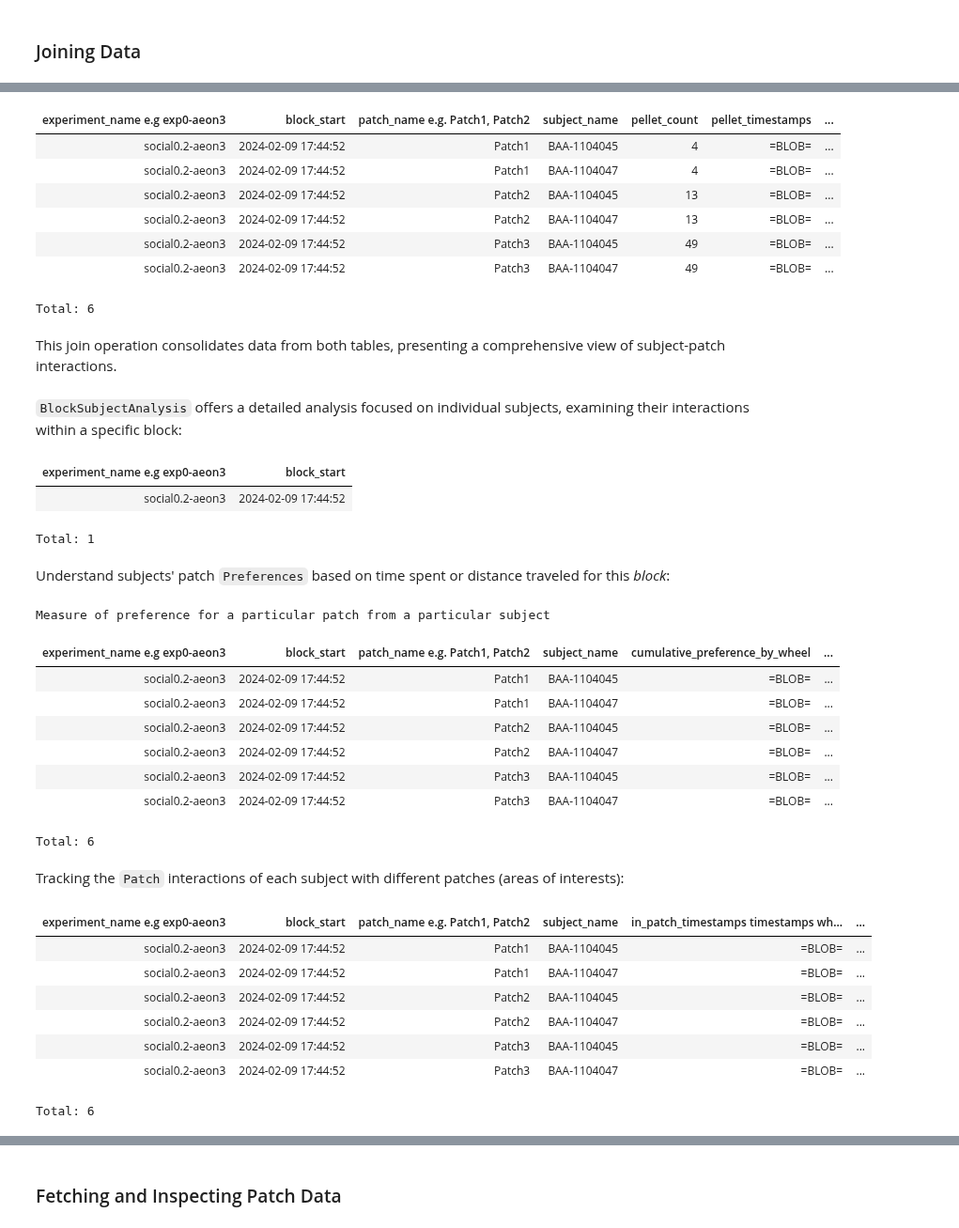
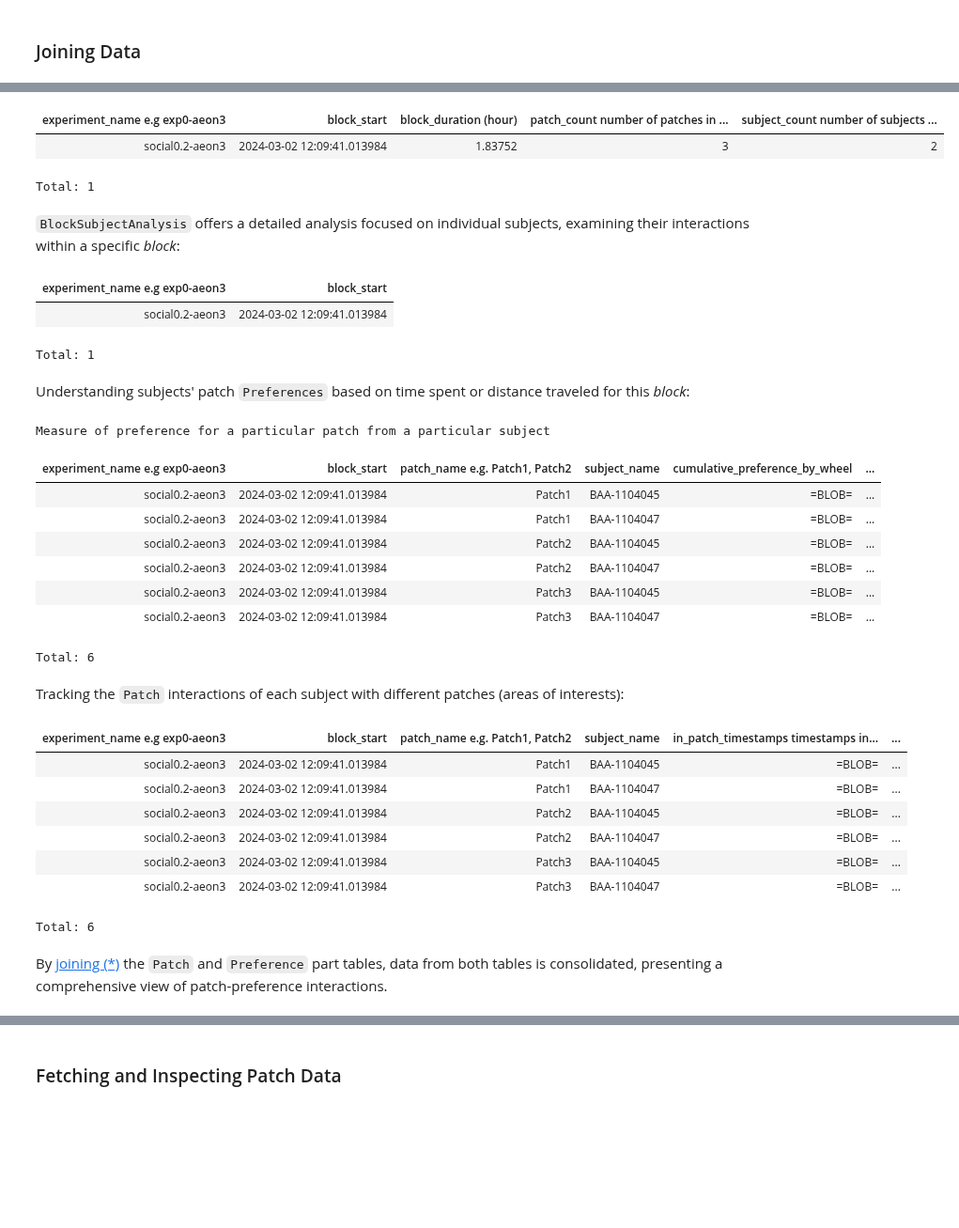
Before and after one commit to SainsburyWellcomeCentre/aeon_docs, a Jupyter notebook: src/user/how_to/dj_querying_data.ipynb, the cells around one changed output, grey strips where cells are left out. Shown at 94% size. Cells and saved outputs as stored; diff of their text form; code cells hidden in the pictures; blank space fills up the shorter version.

```diff
--- a/src/user/how_to/dj_querying_data.ipynb
+++ b/src/user/how_to/dj_querying_data.ipynb
@@ -190,7 +118,7 @@ Total: 1
 # %% [markdown]
 To [`fetch()`](datajoint:docs/core/datajoint-python/0.14/query/fetch/#fetch) the [primary keys](datajoint:docs/core/datajoint-python/0.14/design/tables/primary/) of this specific _block_ in experiment `social0.2-aeon3`:
 # %%
-block_key = (block_analysis.Block & experiment_key & 'block_start LIKE "%2024-02-09 17:44%"').fetch("KEY")
+block_key = (block_analysis.Block & experiment_key & 'block_start LIKE "%2024-03-02%"').fetch("KEY")
 block_key
 # %% [output]
 [{'experiment_name': 'social0.2-aeon3',
@@ -202,37 +130,30 @@ The `BlockAnalysis` table aggregates data from multiple subjects and patches wit
 # %%
-block_analysis.BlockAnalysis.Patch * block_analysis.BlockAnalysis.Subject & block_key
+block_analysis.BlockAnalysis & block_key
 # %% [output]
-| experiment_name e.g exp0-aeon3 | block_start | patch_name e.g. Patch1, Patch2 | subject_name | pellet_count | pellet_timestamps | ... |
-| social0.2-aeon3 | 2024-02-09 17:44:52 | Patch1 | BAA-1104045 | 4 | =BLOB= | ... |
-| social0.2-aeon3 | 2024-02-09 17:44:52 | Patch1 | BAA-1104047 | 4 | =BLOB= | ... |
-| social0.2-aeon3 | 2024-02-09 17:44:52 | Patch2 | BAA-1104045 | 13 | =BLOB= | ... |
-| social0.2-aeon3 | 2024-02-09 17:44:52 | Patch2 | BAA-1104047 | 13 | =BLOB= | ... |
-| social0.2-aeon3 | 2024-02-09 17:44:52 | Patch3 | BAA-1104045 | 49 | =BLOB= | ... |
-| social0.2-aeon3 | 2024-02-09 17:44:52 | Patch3 | BAA-1104047 | 49 | =BLOB= | ... |
+| experiment_name e.g exp0-aeon3 | block_start | block_duration (hour) | patch_count number of patches in ... | subject_count number of subjects ... |
+| social0.2-aeon3 | 2024-03-02 12:09:41.013984 | 1.83752 | 3 | 2 |
-Total: 6
+Total: 1
-# %% [markdown]
-This join operation consolidates data from both tables, presenting a comprehensive view of subject-patch interactions.
 # %% [markdown]
-`BlockSubjectAnalysis` offers a detailed analysis focused on individual subjects, examining their interactions within a specific block:
+`BlockSubjectAnalysis` offers a detailed analysis focused on individual subjects, examining their interactions within a specific _block_:
 # %%
 block_analysis.BlockSubjectAnalysis & block_key
 # %% [output]
 | experiment_name e.g exp0-aeon3 | block_start |
-| social0.2-aeon3 | 2024-02-09 17:44:52 |
+| social0.2-aeon3 | 2024-03-02 12:09:41.013984 |
 Total: 1
 # %% [markdown]
-Understand subjects' patch `Preferences` based on time spent or distance traveled for this _block_:
+Understanding subjects' patch `Preferences` based on time spent or distance traveled for this _block_:
 # %%
 block_analysis.BlockSubjectAnalysis.Preference & block_key
 # %% [output]
 Measure of preference for a particular patch from a particular subject
 | experiment_name e.g exp0-aeon3 | block_start | patch_name e.g. Patch1, Patch2 | subject_name | cumulative_preference_by_wheel | ... |
-| social0.2-aeon3 | 2024-02-09 17:44:52 | Patch1 | BAA-1104045 | =BLOB= | ... |
-| social0.2-aeon3 | 2024-02-09 17:44:52 | Patch1 | BAA-1104047 | =BLOB= | ... |
-| social0.2-aeon3 | 2024-02-09 17:44:52 | Patch2 | BAA-1104045 | =BLOB= | ... |
-| social0.2-aeon3 | 2024-02-09 17:44:52 | Patch2 | BAA-1104047 | =BLOB= | ... |
-| social0.2-aeon3 | 2024-02-09 17:44:52 | Patch3 | BAA-1104045 | =BLOB= | ... |
-| social0.2-aeon3 | 2024-02-09 17:44:52 | Patch3 | BAA-1104047 | =BLOB= | ... |
+| social0.2-aeon3 | 2024-03-02 12:09:41.013984 | Patch1 | BAA-1104045 | =BLOB= | ... |
+| social0.2-aeon3 | 2024-03-02 12:09:41.013984 | Patch1 | BAA-1104047 | =BLOB= | ... |
+| social0.2-aeon3 | 2024-03-02 12:09:41.013984 | Patch2 | BAA-1104045 | =BLOB= | ... |
+| social0.2-aeon3 | 2024-03-02 12:09:41.013984 | Patch2 | BAA-1104047 | =BLOB= | ... |
+| social0.2-aeon3 | 2024-03-02 12:09:41.013984 | Patch3 | BAA-1104045 | =BLOB= | ... |
+| social0.2-aeon3 | 2024-03-02 12:09:41.013984 | Patch3 | BAA-1104047 | =BLOB= | ... |
 Total: 6
 # %% [markdown]
 Tracking the `Patch` interactions of each subject with different patches (areas of interests):
@@ -240,14 +161,16 @@ Tracking the `Patch` interactions of each subject with different patches (areas
 # subject position
 block_analysis.BlockSubjectAnalysis.Patch & block_key
 # %% [output]
-| experiment_name e.g exp0-aeon3 | block_start | patch_name e.g. Patch1, Patch2 | subject_name | in_patch_timestamps timestamps wh... | ... |
-| social0.2-aeon3 | 2024-02-09 17:44:52 | Patch1 | BAA-1104045 | =BLOB= | ... |
-| social0.2-aeon3 | 2024-02-09 17:44:52 | Patch1 | BAA-1104047 | =BLOB= | ... |
-| social0.2-aeon3 | 2024-02-09 17:44:52 | Patch2 | BAA-1104045 | =BLOB= | ... |
-| social0.2-aeon3 | 2024-02-09 17:44:52 | Patch2 | BAA-1104047 | =BLOB= | ... |
-| social0.2-aeon3 | 2024-02-09 17:44:52 | Patch3 | BAA-1104045 | =BLOB= | ... |
-| social0.2-aeon3 | 2024-02-09 17:44:52 | Patch3 | BAA-1104047 | =BLOB= | ... |
+| experiment_name e.g exp0-aeon3 | block_start | patch_name e.g. Patch1, Patch2 | subject_name | in_patch_timestamps timestamps in... | ... |
+| social0.2-aeon3 | 2024-03-02 12:09:41.013984 | Patch1 | BAA-1104045 | =BLOB= | ... |
+| social0.2-aeon3 | 2024-03-02 12:09:41.013984 | Patch1 | BAA-1104047 | =BLOB= | ... |
+| social0.2-aeon3 | 2024-03-02 12:09:41.013984 | Patch2 | BAA-1104045 | =BLOB= | ... |
+| social0.2-aeon3 | 2024-03-02 12:09:41.013984 | Patch2 | BAA-1104047 | =BLOB= | ... |
+| social0.2-aeon3 | 2024-03-02 12:09:41.013984 | Patch3 | BAA-1104045 | =BLOB= | ... |
+| social0.2-aeon3 | 2024-03-02 12:09:41.013984 | Patch3 | BAA-1104047 | =BLOB= | ... |
 Total: 6
+# %% [markdown]
+By [joining (*)](datajoint:docs/core/datajoint-python/0.14/query/operators/#join-compatibility) the `Patch` and `Preference` part tables, data from both tables is consolidated, presenting a comprehensive view of patch-preference interactions.
 # %%
 block_analysis.BlockSubjectAnalysis.Patch * block_analysis.BlockSubjectAnalysis.Preference & block_key
 # %% [output]
```
Also changed, not shown: parts of 14 cells of this notebook.
